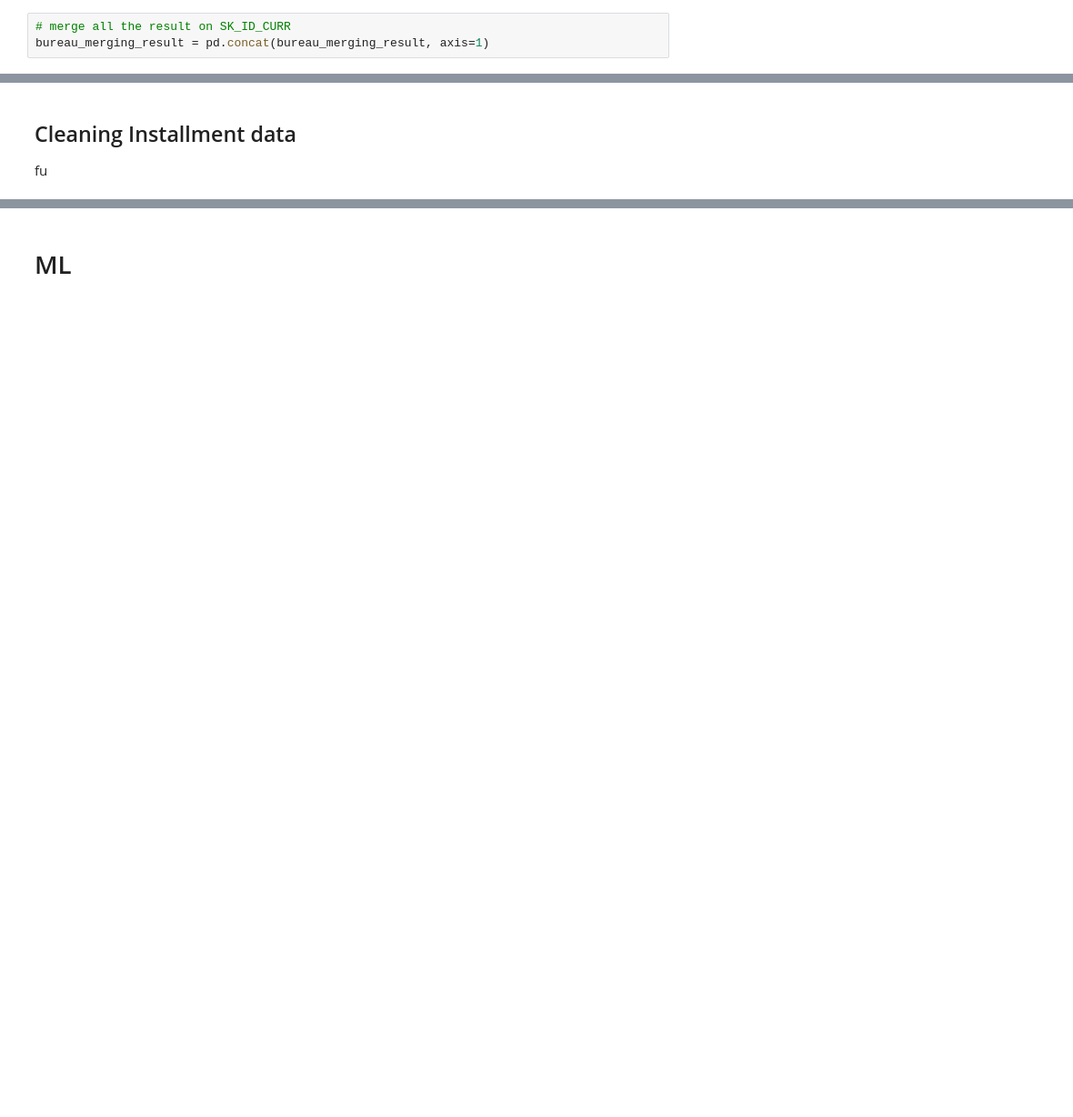
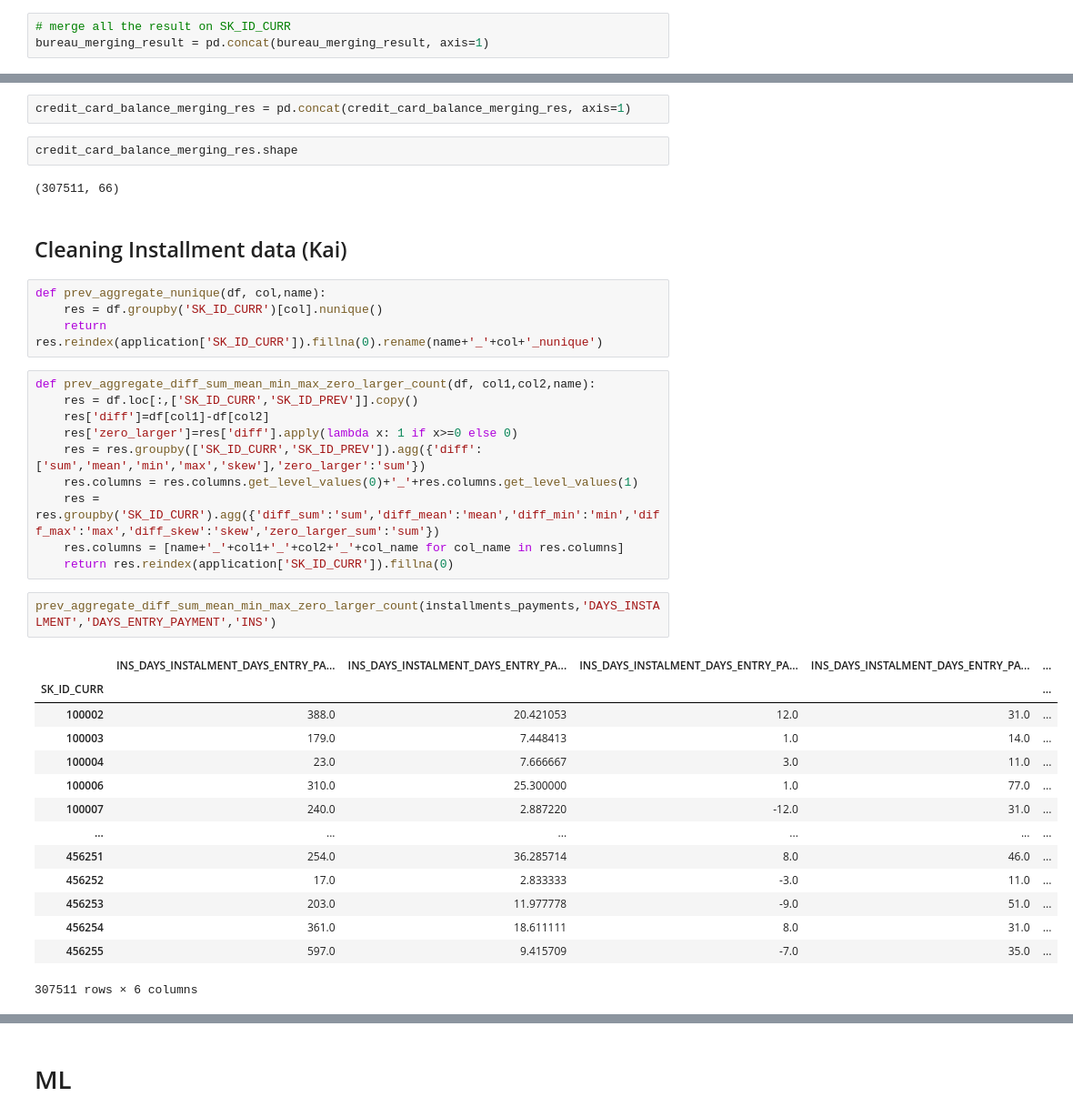
Before and after one commit to nicola-l/credit-default-kaggle, a Jupyter notebook: data_EDA.ipynb, the cells around one changed output, grey strips where cells are left out. Shown at 91% size. Cells and saved outputs as stored; diff of their text form; blank space fills up the shorter version.

```diff
--- a/data_EDA.ipynb
+++ b/data_EDA.ipynb
@@ -357,3 +365,39 @@ credit_card_balance
+# %%
+credit_card_balance_merging_res = pd.concat(credit_card_balance_merging_res, axis=1)
+# %%
+credit_card_balance_merging_res.shape
+# %% [output]
+(307511, 66)
 # %% [markdown]
-## Cleaning Installment data
-fu
+## Cleaning Installment data (Kai)
+# %%
+def prev_aggregate_nunique(df, col,name):
+    res = df.groupby('SK_ID_CURR')[col].nunique()
+    return res.reindex(application['SK_ID_CURR']).fillna(0).rename(name+'_'+col+'_nunique')
+# %%
+def prev_aggregate_diff_sum_mean_min_max_zero_larger_count(df, col1,col2,name):
+    res = df.loc[:,['SK_ID_CURR','SK_ID_PREV']].copy()
+    res['diff']=df[col1]-df[col2]
+    res['zero_larger']=res['diff'].apply(lambda x: 1 if x>=0 else 0)
+    res = res.groupby(['SK_ID_CURR','SK_ID_PREV']).agg({'diff':['sum','mean','min','max','skew'],'zero_larger':'sum'})
+    res.columns = res.columns.get_level_values(0)+'_'+res.columns.get_level_values(1)
+    res = res.groupby('SK_ID_CURR').agg({'diff_sum':'sum','diff_mean':'mean','diff_min':'min','diff_max':'max','diff_skew':'skew','zero_larger_sum':'sum'})
+    res.columns = [name+'_'+col1+'_'+col2+'_'+col_name for col_name in res.columns]
+    return res.reindex(application['SK_ID_CURR']).fillna(0)
+# %%
+prev_aggregate_diff_sum_mean_min_max_zero_larger_count(installments_payments,'DAYS_INSTALMENT','DAYS_ENTRY_PAYMENT','INS')
+# %% [output]
+|  | INS_DAYS_INSTALMENT_DAYS_ENTRY_PA... | INS_DAYS_INSTALMENT_DAYS_ENTRY_PA... | INS_DAYS_INSTALMENT_DAYS_ENTRY_PA... | INS_DAYS_INSTALMENT_DAYS_ENTRY_PA... | ... |
+| SK_ID_CURR |  |  |  |  | ... |
+| 100002 | 388.0 | 20.421053 | 12.0 | 31.0 | ... |
+| 100003 | 179.0 | 7.448413 | 1.0 | 14.0 | ... |
+| 100004 | 23.0 | 7.666667 | 3.0 | 11.0 | ... |
+| 100006 | 310.0 | 25.300000 | 1.0 | 77.0 | ... |
+| 100007 | 240.0 | 2.887220 | -12.0 | 31.0 | ... |
+| ... | ... | ... | ... | ... | ... |
+| 456251 | 254.0 | 36.285714 | 8.0 | 46.0 | ... |
+| 456252 | 17.0 | 2.833333 | -3.0 | 11.0 | ... |
+| 456253 | 203.0 | 11.977778 | -9.0 | 51.0 | ... |
+| 456254 | 361.0 | 18.611111 | 8.0 | 31.0 | ... |
+| 456255 | 597.0 | 9.415709 | -7.0 | 35.0 | ... |
+307511 rows × 6 columns
```
Also changed, not shown: parts of 94 cells of this notebook.
